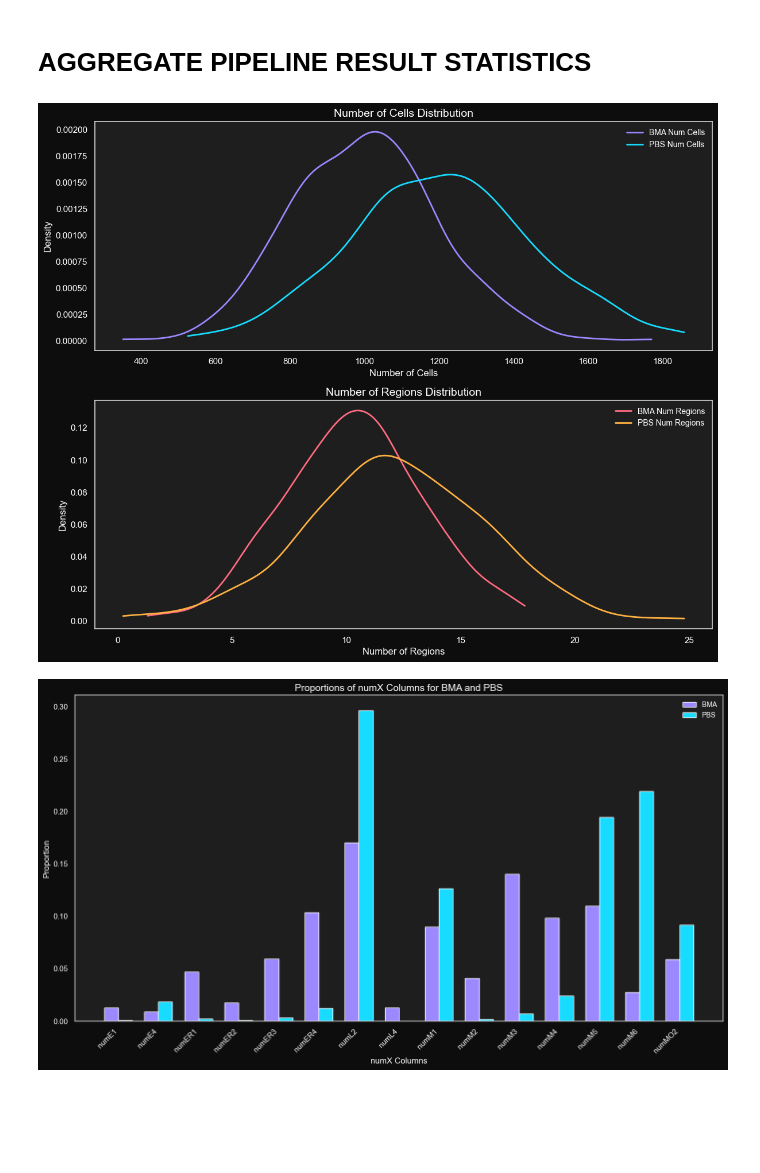
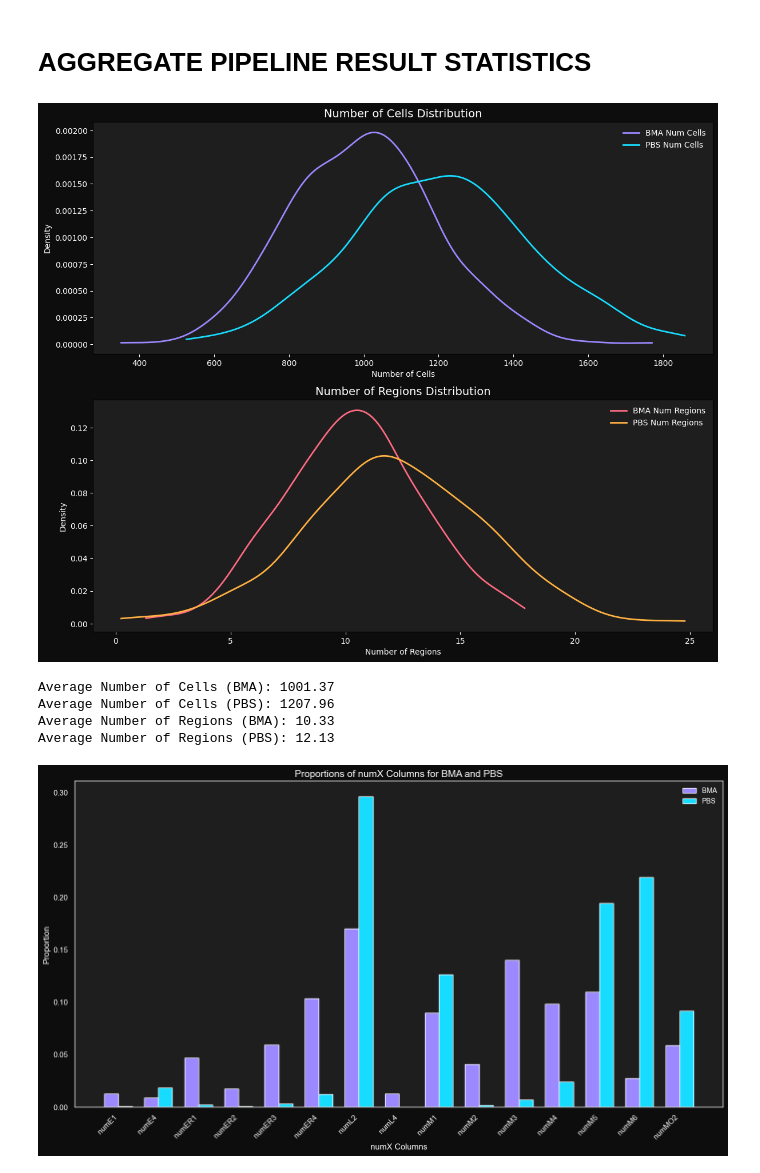
Before and after one commit to neoyinzhanghan/LL-Eval, a Jupyter notebook: local.ipynb, the cells around one changed output. Drawn from its saved outputs; the diff is of its cells as text; code cells hidden in the pictures; blank space fills up the shorter version.

```diff
--- a/local.ipynb
+++ b/local.ipynb
@@ -95,34 +95,49 @@ fig, (ax1, ax2) = plt.subplots(2, 1, figsize=(12, 10), facecolor='#0d0d0d')
 plot_density(bma_num_cells, 'BMA Num Cells', '#9c88ff', ax1)
 plot_density(pbs_num_cells, 'PBS Num Cells', '#18dcff', ax1)
 ax1.set_title('Number of Cells Distribution', color='white', fontsize=14)
 ax1.set_xlabel('Number of Cells', color='white')
 ax1.set_ylabel('Density', color='white')
 legend1 = ax1.legend(frameon=False, loc='upper right', fontsize=10)
 for text in legend1.get_texts():
     text.set_color('white')
 ax1.grid(False)
 ax1.set_facecolor('#1e1e1e')
 ax1.tick_params(axis='both', colors='white')
 
 # Plot the number of regions for BMA and PBS
 plot_density(bma_num_regions, 'BMA Num Regions', '#ff6b81', ax2)
 plot_density(pbs_num_regions, 'PBS Num Regions', '#ffb142', ax2)
 ax2.set_title('Number of Regions Distribution', color='white', fontsize=14)
 ax2.set_xlabel('Number of Regions', color='white')
 ax2.set_ylabel('Density', color='white')
 legend2 = ax2.legend(frameon=False, loc='upper right', fontsize=10)
 for text in legend2.get_texts():
     text.set_color('white')
 ax2.grid(False)
 ax2.set_facecolor('#1e1e1e')
 ax2.tick_params(axis='both', colors='white')
 
 # Adjust layout and show the plot
 plt.tight_layout()
 plt.subplots_adjust(top=0.95)
 plt.show()
+
+# print the average number of cells and regions for BMA and PBS
+bma_num_cells_mean = bma_num_cells.mean()
+pbs_num_cells_mean = pbs_num_cells.mean()
+bma_num_regions_mean = bma_num_regions.mean()
+pbs_num_regions_mean = pbs_num_regions.mean()
+
+print(f"Average Number of Cells (BMA): {bma_num_cells_mean:.2f}")
+print(f"Average Number of Cells (PBS): {pbs_num_cells_mean:.2f}")
+print(f"Average Number of Regions (BMA): {bma_num_regions_mean:.2f}")
+print(f"Average Number of Regions (PBS): {pbs_num_regions_mean:.2f}")
 # %% [output]
-[figure, old version]
+[figure, new version]
+Average Number of Cells (BMA): 1001.37
+Average Number of Cells (PBS): 1207.96
+Average Number of Regions (BMA): 10.33
+Average Number of Regions (PBS): 12.13
 # %%
 import pandas as pd
 import numpy as np
```
Also changed, not shown: 1 other file.
